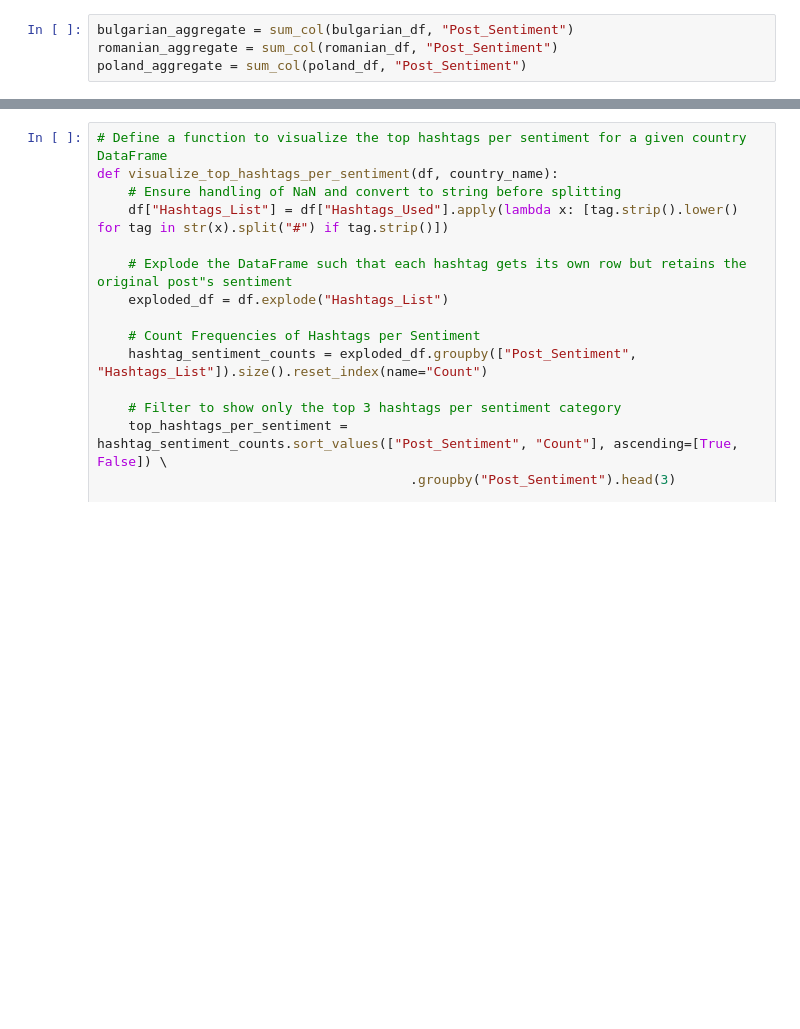
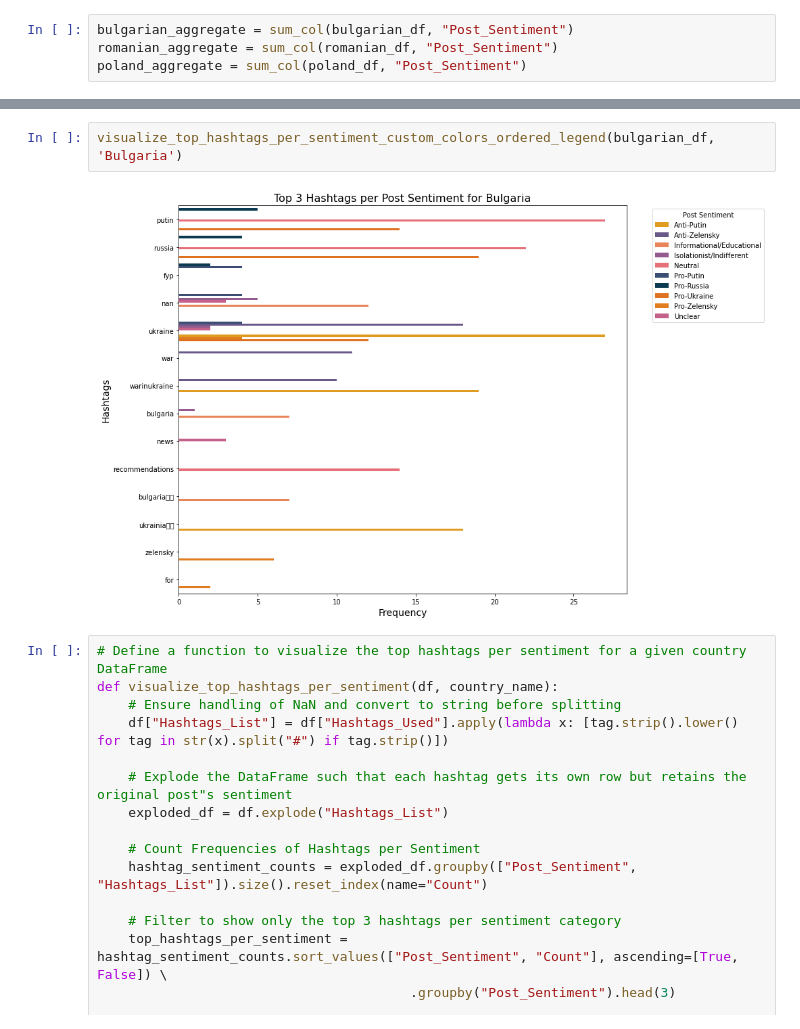
Before and after one commit to Qrypt1c/ECS252, a Jupyter notebook: prelim_dataset_analysis.ipynb, the cells around one changed output, grey strips where cells are left out. Saved outputs shown, nothing was run; the diff lists cells and outputs as text; blank space fills up the shorter version.

```diff
--- a/prelim_dataset_analysis.ipynb
+++ b/prelim_dataset_analysis.ipynb
@@ -83,3 +134,7 @@ poland_aggregate = sum_col(poland_df, "Post_Sentiment")
+# %%
+visualize_top_hashtags_per_sentiment_custom_colors_ordered_legend(bulgarian_df, 'Bulgaria')
+# %% [output]
+[figure, added]
 # %%
 # Define a function to visualize the top hashtags per sentiment for a given country DataFrame
 def visualize_top_hashtags_per_sentiment(df, country_name):
```
Also changed, not shown: parts of 18 cells of this notebook, 1 other file.
